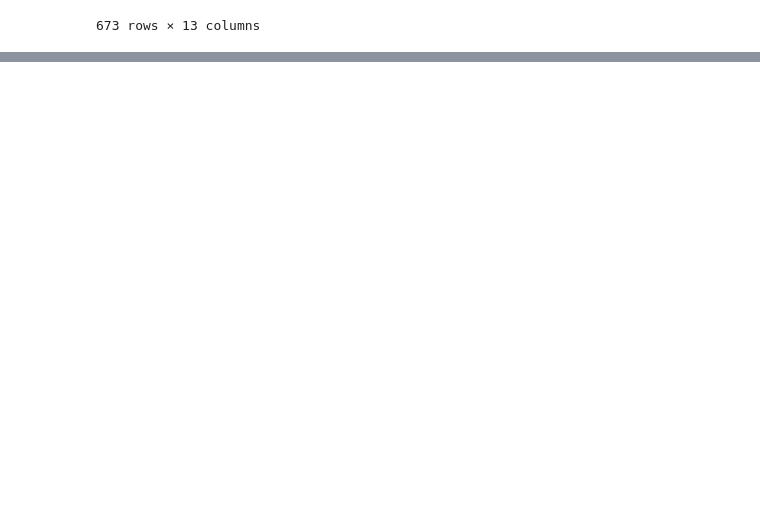
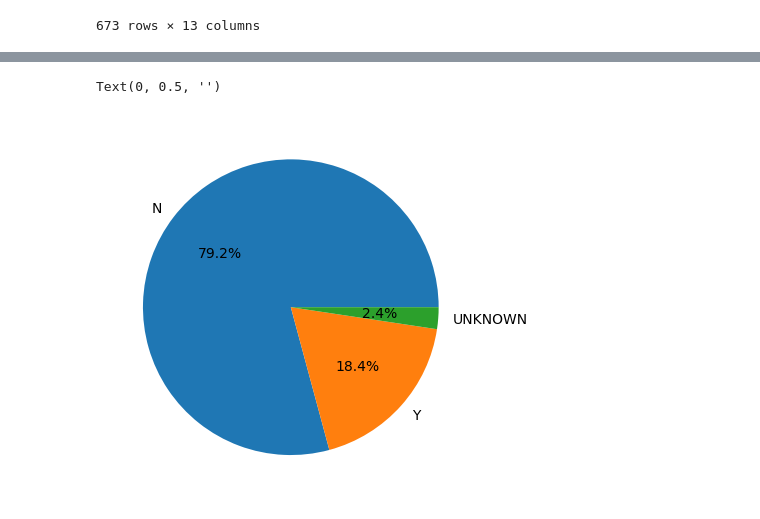
Before and after one commit to CourtneyCole123/Shark-Analysis-Team, a Jupyter notebook: Shark Data.ipynb, the cells around one changed output, grey strips where cells are left out. Drawn from its saved outputs; the diff is of its cells as text; code cells hidden in the pictures; blank space fills up the shorter version.

```diff
--- a/Shark Data.ipynb
+++ b/Shark Data.ipynb
@@ -617,0 +659,6 @@ shark_clean_data_df
+# %%
+shark_clean_data_df = shark_clean_data_df[shark_clean_data_df.columns[-2:]]
+fig, ax = plt.subplots(1,1)
+shark_clean_data_df.plot(kind='bar', no='N', yes='Y')
+ax.legend()
+plt.show()
@@ -617,0 +668,7 @@ shark_clean_data_df
+# %%
+shark_clean_data_df["fatal_y_n"].value_counts().plot.pie(autopct="%1.1f%%")
+plt.ylabel("")
+#ok
+# %% [output]
+Text(0, 0.5, '')
+[figure, added]
```
Also changed, not shown: parts of 5 cells of this notebook.
